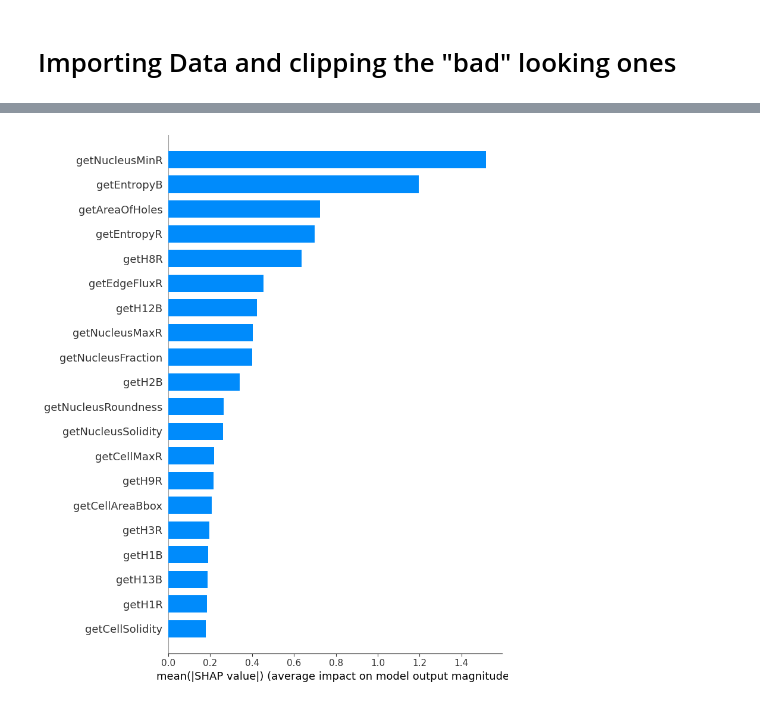
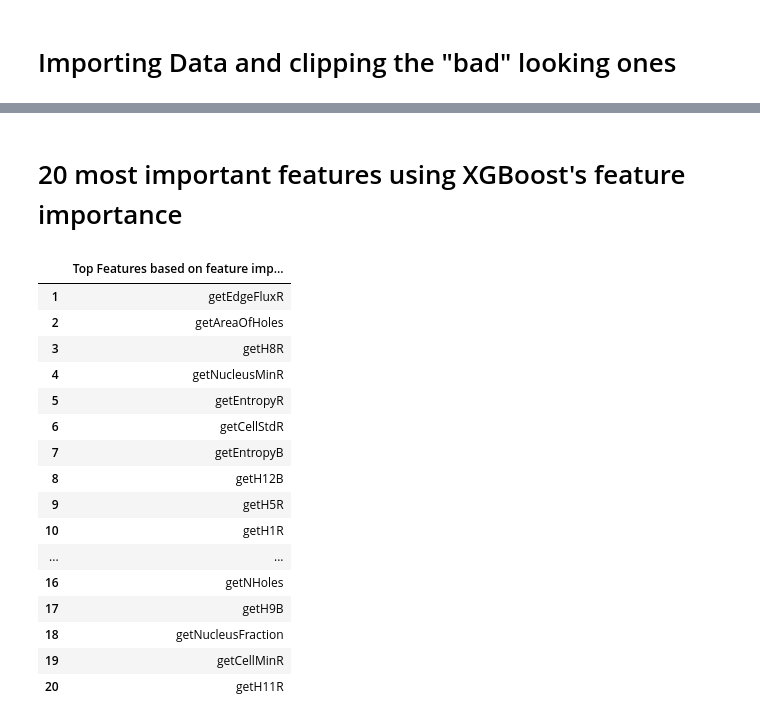
Before and after one commit to Antonio-Maschio/AML_FProject, a Jupyter notebook: Classification_Segmented_Nuclei_XGBoost.ipynb, the cells around one changed output, grey strips where cells are left out. Saved outputs shown, nothing was run; the diff lists cells and outputs as text; code cells hidden in the pictures.

```diff
--- a/Classification_Segmented_Nuclei_XGBoost.ipynb
+++ b/Classification_Segmented_Nuclei_XGBoost.ipynb
@@ -78,9 +94,27 @@ Index(['getNucleusMinR', 'getAreaOfHoles', 'getH8R', 'getEdgeFluxR',
-# %%
-# Compute SHAP values
-explainer = shap.TreeExplainer(xgb_clf)
-shap_values = explainer.shap_values(X_train)
-
-# Visualize SHAP values
-shap.summary_plot(shap_values, X_train, feature_names=X.columns, plot_type='bar')
-# %% [output]
-[figure, removed]
+# %% [markdown]
+# 20 most important features using XGBoost's feature importance
+# %%
+importances = xgb_clf.feature_importances_
+sorted_indices = importances.argsort()[::-1]
+top_features = X.columns[sorted_indices[:20]]
+
+top_features_df = pd.DataFrame({'Top Features based on feature importances': top_features}, index=range(1, len(top_features) + 1))
+display(top_features_df)
+# %% [output]
+|  | Top Features based on feature imp... |
+| 1 | getEdgeFluxR |
+| 2 | getAreaOfHoles |
+| 3 | getH8R |
+| 4 | getNucleusMinR |
+| 5 | getEntropyR |
+| 6 | getCellStdR |
+| 7 | getEntropyB |
+| 8 | getH12B |
+| 9 | getH5R |
+| 10 | getH1R |
+| ... | ... |
+| 16 | getNHoles |
+| 17 | getH9B |
+| 18 | getNucleusFraction |
+| 19 | getCellMinR |
+| 20 | getH11R |
```
Also changed, not shown: parts of 16 cells of this notebook.
